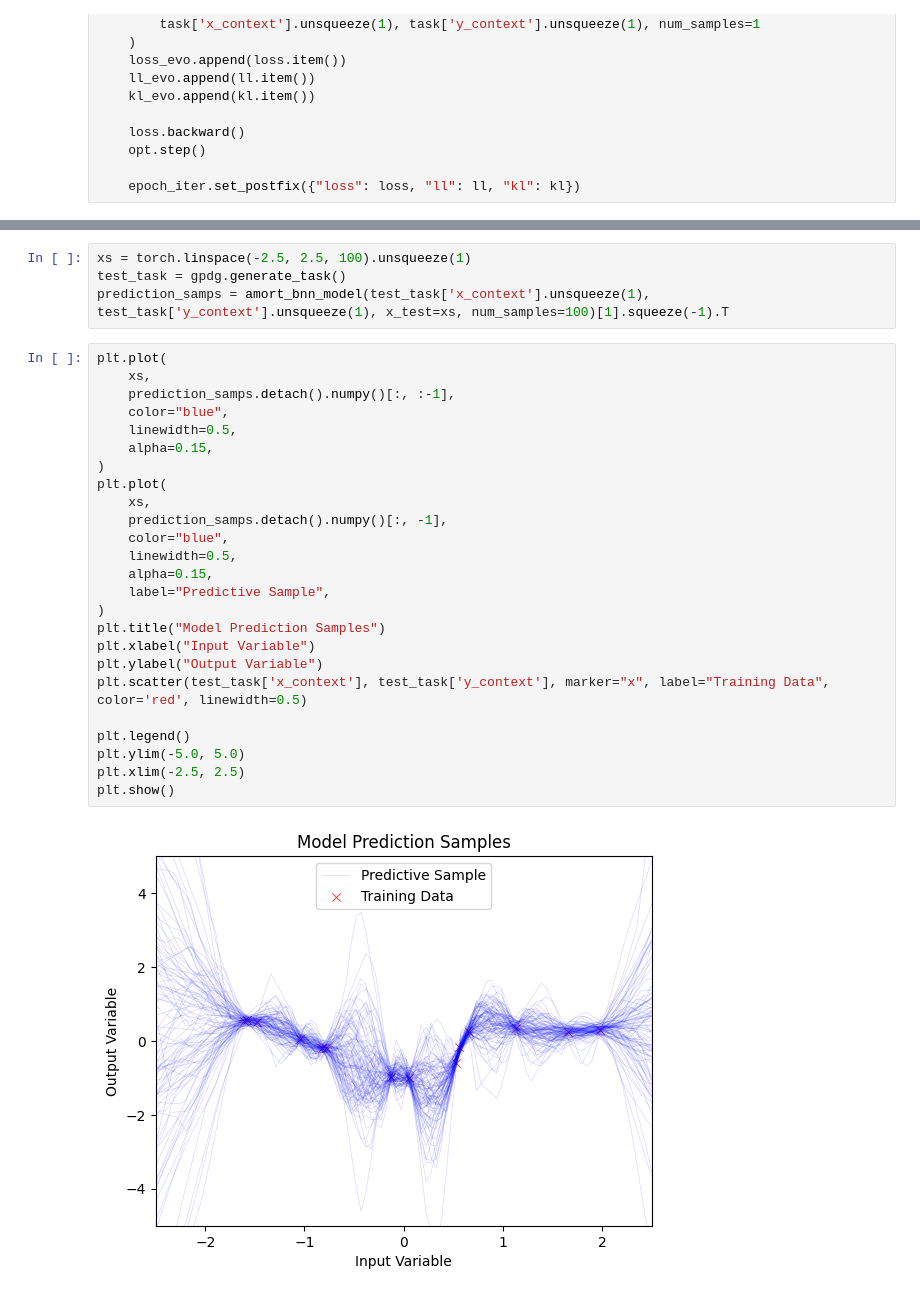
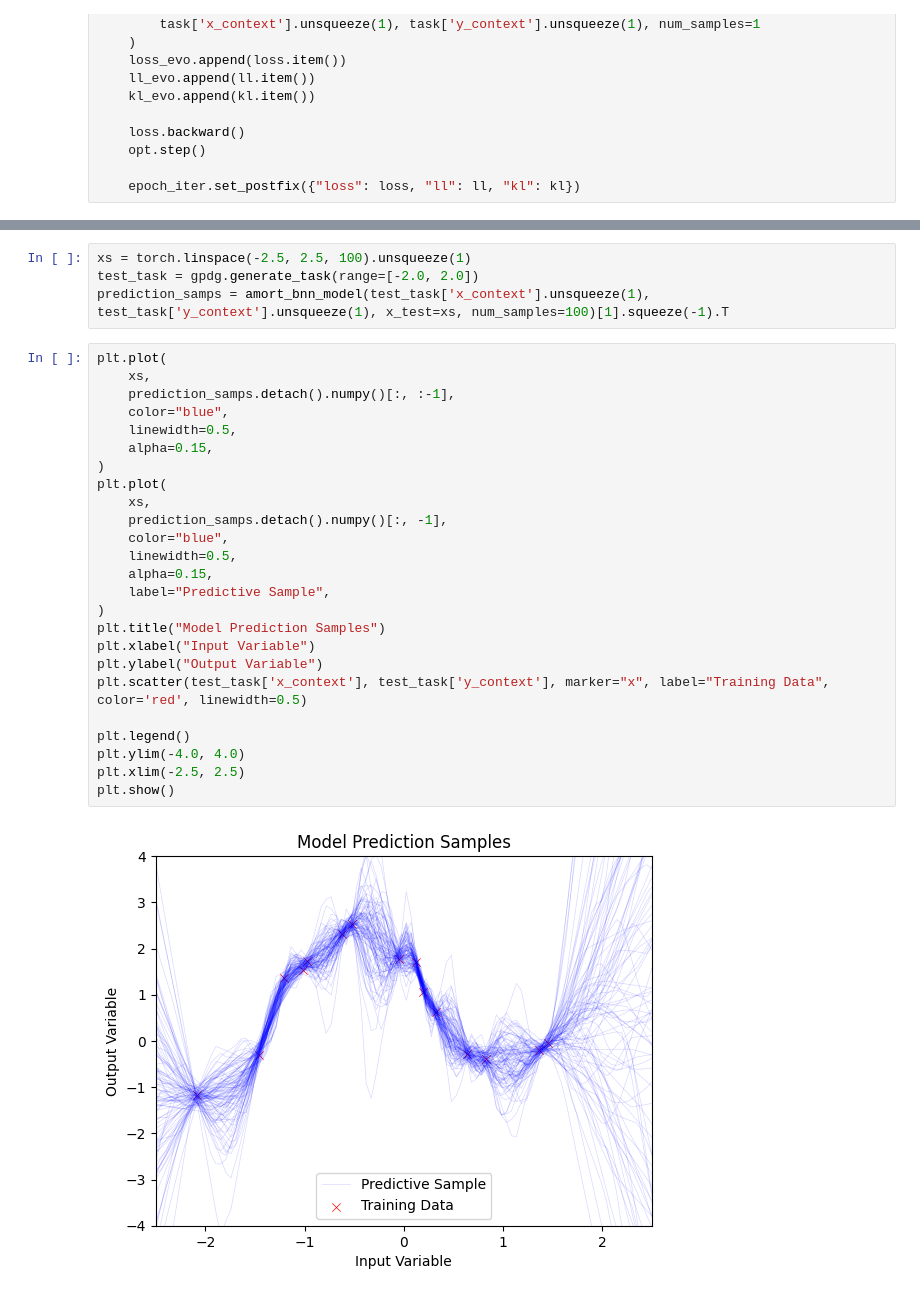
Before and after one commit to Sheev13/bnn_amort_inf, a Jupyter notebook: amort_bnn_meta_learning.ipynb, the cells around one changed output, grey strips where cells are left out. Cells and saved outputs as stored; diff of their text form.

```diff
--- a/amort_bnn_meta_learning.ipynb
+++ b/amort_bnn_meta_learning.ipynb
@@ -82,31 +85,31 @@ plt.show()
 # %%
 xs = torch.linspace(-2.5, 2.5, 100).unsqueeze(1)
-test_task = gpdg.generate_task()
+test_task = gpdg.generate_task(range=[-2.0, 2.0])
 prediction_samps = amort_bnn_model(test_task['x_context'].unsqueeze(1), test_task['y_context'].unsqueeze(1), x_test=xs, num_samples=100)[1].squeeze(-1).T
 # %%
 plt.plot(
     xs,
     prediction_samps.detach().numpy()[:, :-1],
     color="blue",
     linewidth=0.5,
     alpha=0.15,
 )
 plt.plot(
     xs,
     prediction_samps.detach().numpy()[:, -1],
     color="blue",
     linewidth=0.5,
     alpha=0.15,
     label="Predictive Sample",
 )
 plt.title("Model Prediction Samples")
 plt.xlabel("Input Variable")
 plt.ylabel("Output Variable")
 plt.scatter(test_task['x_context'], test_task['y_context'], marker="x", label="Training Data", color='red', linewidth=0.5)
 
 plt.legend()
-plt.ylim(-5.0, 5.0)
+plt.ylim(-4.0, 4.0)
 plt.xlim(-2.5, 2.5)
 plt.show()
 # %% [output]
-[figure, old version]
+[figure, new version]
```
Also changed, not shown: parts of 3 cells of this notebook, 1 other file.
